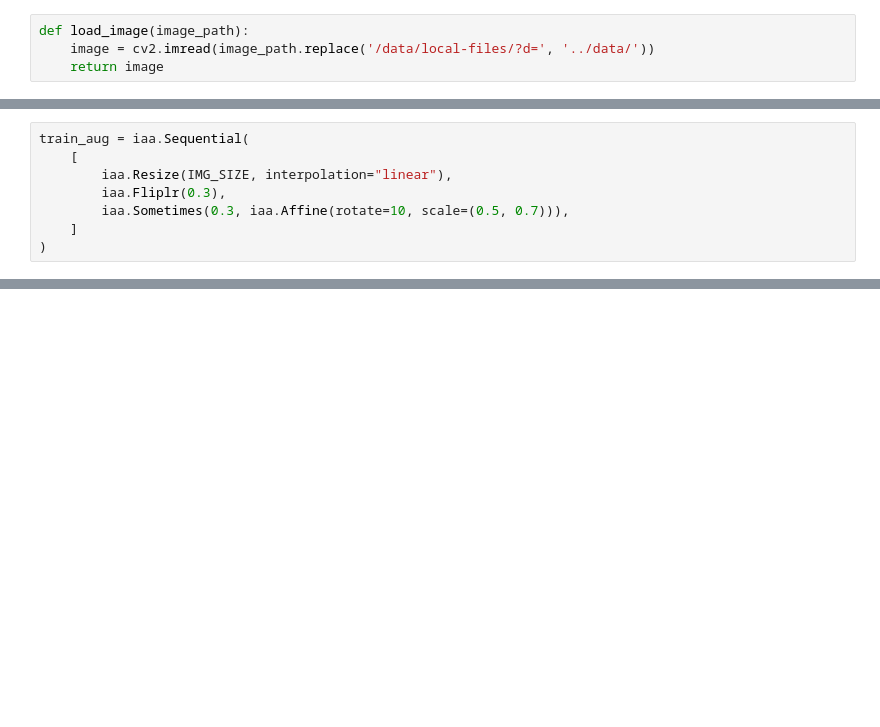
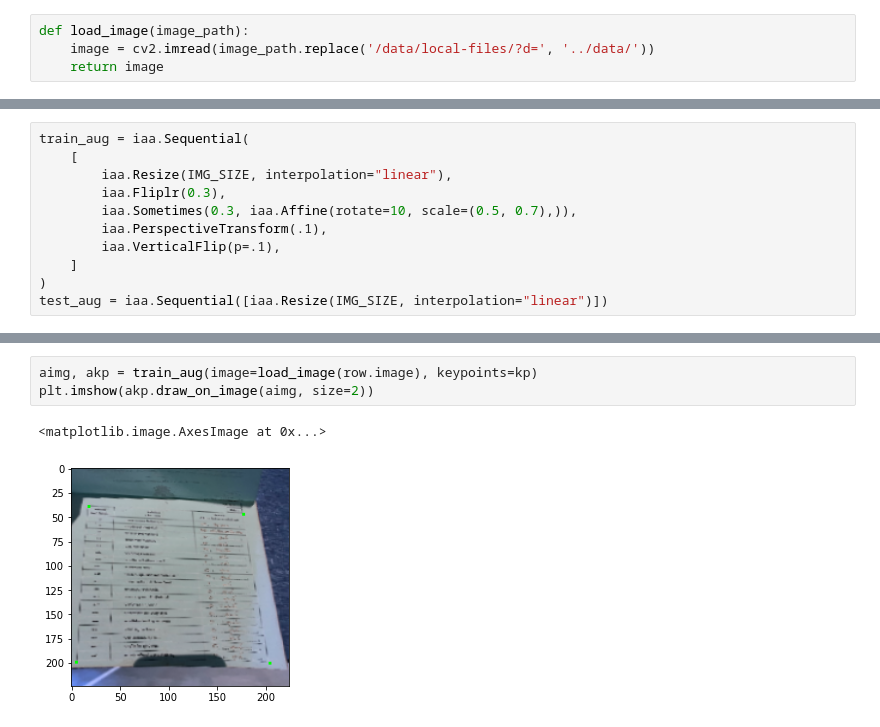
Before and after one commit to napatswift/vc, a Jupyter notebook: vote62/table-localization/build-model.ipynb, the cells around one changed output, grey strips where cells are left out. Saved outputs shown, nothing was run; the diff lists cells and outputs as text; blank space fills up the shorter version.

```diff
--- a/vote62/table-localization/build-model.ipynb
+++ b/vote62/table-localization/build-model.ipynb
@@ -25,6 +42,9 @@ train_aug = iaa.Sequential(
     [
         iaa.Resize(IMG_SIZE, interpolation="linear"),
         iaa.Fliplr(0.3),
-        iaa.Sometimes(0.3, iaa.Affine(rotate=10, scale=(0.5, 0.7))),
+        iaa.Sometimes(0.3, iaa.Affine(rotate=10, scale=(0.5, 0.7),)),
+        iaa.PerspectiveTransform(.1),
+        iaa.VerticalFlip(p=.1),
     ]
 )
+test_aug = iaa.Sequential([iaa.Resize(IMG_SIZE, interpolation="linear")])
@@ -56,0 +59,6 @@ for label in df.label:
+# %%
+aimg, akp = train_aug(image=load_image(row.image), keypoints=kp)
+plt.imshow(akp.draw_on_image(aimg, size=2))
+# %% [output]
+<matplotlib.image.AxesImage at 0x...>
+[figure, added]
```
Also changed, not shown: parts of 18 cells of this notebook, 10 other files.
